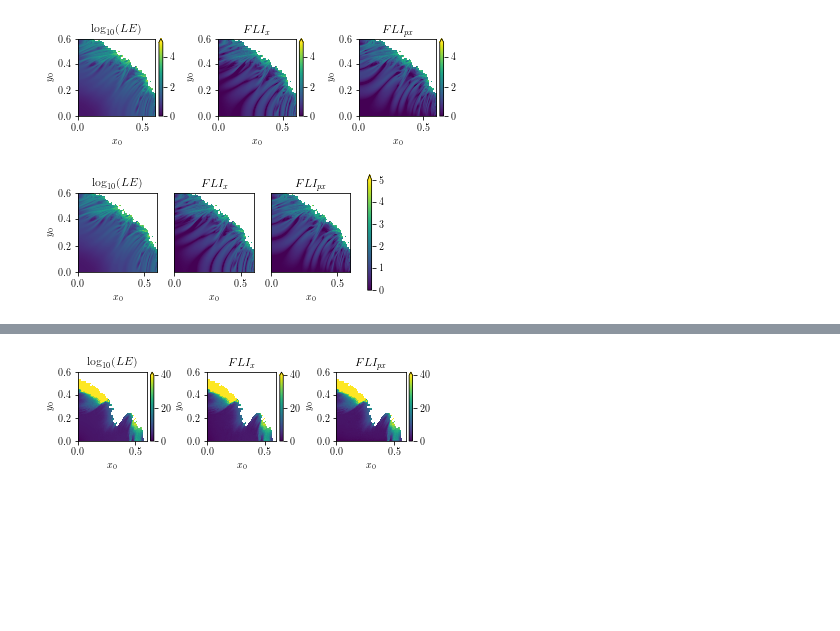
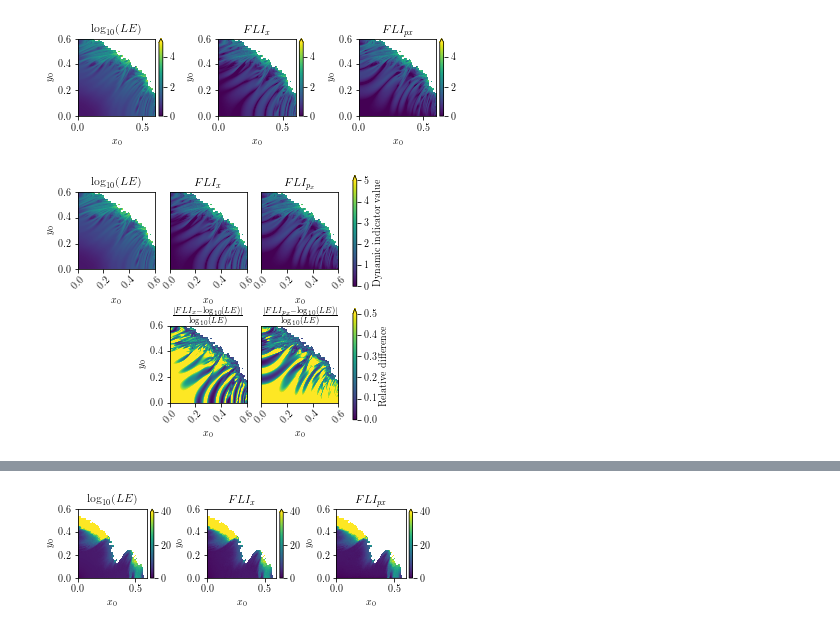
Before and after one commit to carlidel/tangent_map, a Jupyter notebook: 220914_focused_analysis/PLOTS_FOR_PAPER.ipynb, the cells around one changed output, grey strips where cells are left out. Saved outputs shown, nothing was run; the diff lists cells and outputs as text; code cells hidden in the pictures; blank space fills up the shorter version.

```diff
--- a/220914_focused_analysis/PLOTS_FOR_PAPER.ipynb
+++ b/220914_focused_analysis/PLOTS_FOR_PAPER.ipynb
@@ -220,13 +384,17 @@ plt.savefig(os.path.join(FIGDIR, f"LE_FLI_low.{FORMAT}"), bbox_inches="tight", d
 # %%
 # fig, axs = plt.subplots(1, 3, figsize=(8, 3))
 
-fig = plt.figure(figsize=(5, 2))
-gs = gridspec.GridSpec(1, 4, width_ratios=[1, 1, 1, 0.05])
+fig = plt.figure(figsize=(5, 4.5))
+gs = gridspec.GridSpec(2, 4, width_ratios=[1, 1, 1, 0.05])
 axs = [
-    plt.subplot(gs[0]),
-    plt.subplot(gs[1], sharey=axs[0]),
-    plt.subplot(gs[2], sharey=axs[0]),
-    plt.subplot(gs[3]),
+    plt.subplot(gs[0,0]),
+    plt.subplot(gs[0,1]),
+    plt.subplot(gs[0,2]),
+    plt.subplot(gs[0,3]),
+
+    plt.subplot(gs[1,1]),
+    plt.subplot(gs[1,2]),
+    plt.subplot(gs[1,3]),
 ]
 
 samples = SAMPLES_PER_SIDE[0]
@@ -244,35 +412,63 @@ data_le = np.sqrt(f_lyap["100/lyapunov_error"][:])
 data_fli_x = f_lyap["100/fli_base_x"][:]
 data_fli_px = f_lyap["100/fli_base_px"][:]
 
 map = axs[0].imshow(np.log10(data_le).reshape(samples, samples), origin="lower", extent=EXTENT, cmap="viridis", vmin=0, vmax=5)
 axs[0].set_title("$\\log_{{10}}(LE)$")
 axs[0].set_xlabel("$x_0$")
 axs[0].set_ylabel("$y_0$")
 
 map = axs[1].imshow((data_fli_x).reshape(samples, samples), origin="lower", extent=EXTENT, cmap="viridis", vmin=0, vmax=5)
 axs[1].set_title("$FLI_{{x}}$")
 axs[1].set_xlabel("$x_0$")
 # remove y-axis labels
 axs[1].set_yticklabels([])
 axs[1].set_yticks([])
 axs[1].set_ylabel("")
 
 map = axs[2].imshow((data_fli_px).reshape(samples, samples), origin="lower", extent=EXTENT, cmap="viridis", vmin=0, vmax=5)
-axs[2].set_title("$FLI_{{px}}$")
+axs[2].set_title("$FLI_{{p_x}}$")
 axs[2].set_xlabel("$x_0$")
 # remove y-axis labels
 axs[2].set_yticklabels([])
 axs[2].set_yticks([])
 axs[2].set_ylabel("")
 
-plt.colorbar(map, cax=axs[3], extend="max")
+plt.colorbar(map, cax=axs[3], extend="max", label="Dynamic indicator value")
+
+diff_1 = (np.abs(data_fli_x - np.log10(data_le))/np.log10(data_le))
+diff_2 = (np.abs(data_fli_px - np.log10(data_le))/np.log10(data_le))
+
+vmax = np.max([np.nanmax(diff_1), np.nanmax(diff_2)])
+vmax = 0.5
+
+map = axs[4].imshow(diff_1.reshape(samples, samples), origin="lower", extent=EXTENT, cmap="viridis", vmin=0.0, vmax=vmax)
+axs[4].set_title("$\\frac{{|FLI_{{x}} - \\log_{{10}}(LE)|}}{{\\log_{{10}}(LE)}}$")
+axs[4].set_xlabel("$x_0$")
+# remove y-axis labels
+axs[4].set_ylabel("$y_0$")
+
+map = axs[5].imshow(diff_2.reshape(samples, samples), origin="lower", extent=EXTENT, cmap="viridis", vmin=0.0, vmax=vmax)
+axs[5].set_title("$\\frac{{|FLI_{{p_x}} - \\log_{{10}}(LE)|}}{{\\log_{{10}}(LE)}}$")
+axs[5].set_xlabel("$x_0$")
+# remove y-axis labels
+axs[5].set_yticklabels([])
+axs[5].set_yticks([])
+axs[5].set_ylabel("")
+
+plt.colorbar(map, cax=axs[6], label="Relative difference", extend="max")
 
 # add space between subplots
-plt.subplots_adjust(wspace=0.55)
+plt.subplots_adjust(wspace=0.25)
+# set xticks for all plots
+for ax in axs:
+    ax.set_xticks([0, 0.2, 0.4, 0.6])
+    # rotate xticks
+    for tick in ax.get_xticklabels():
+        tick.set_rotation(45)
 
-plt.tight_layout()
+# plt.tight_layout()
 
 # save figure
 plt.savefig(os.path.join(FIGDIR, f"LE_FLI_low.{FORMAT}"), bbox_inches="tight", dpi=DPI)
 # %% [output]
-[figure, old version]
+[figure, new version]
```
Also changed, not shown: parts of 59 cells of this notebook.
